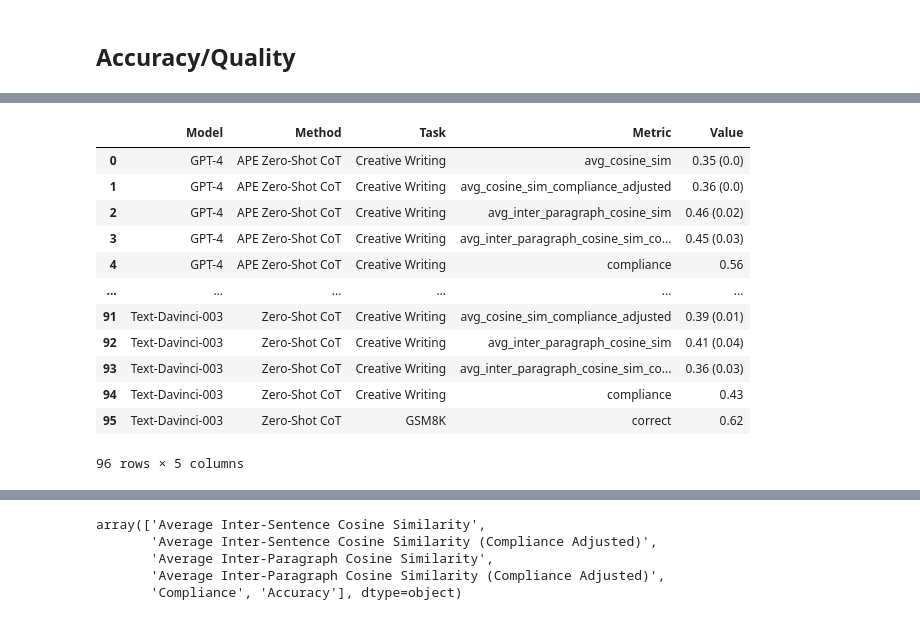
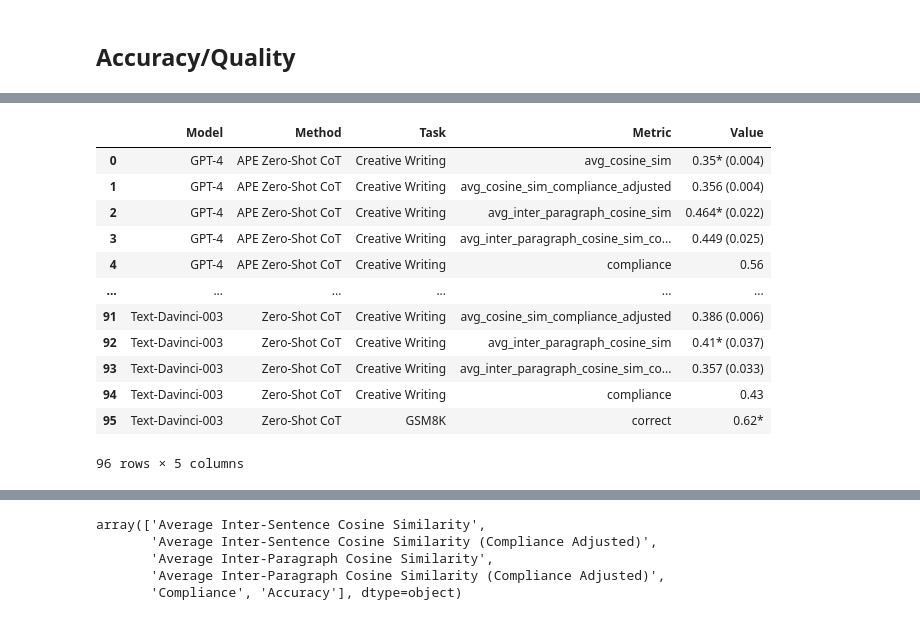
Before and after one commit to ijyliu/anlp23-project, a Jupyter notebook: Data/07b - Accuracy - Quality Metrics.ipynb, the cells around one changed output, grey strips where cells are left out. Saved outputs shown, nothing was run; the diff lists cells and outputs as text; code cells hidden in the pictures.

```diff
--- a/Data/07b - Accuracy - Quality Metrics.ipynb
+++ b/Data/07b - Accuracy - Quality Metrics.ipynb
@@ -89,10 +93,10 @@ for model in cw_data['model'].unique():
 ## Accuracy/Quality
 # %%
 # In combined_data, keep columns Model, Method, Task, correct, avg_cosine_sim, avg_inter_paragraph_cosine_sim, avg_cosine_sim_compliance_adjusted, avg_inter_paragraph_cosine_sim_compliance_adjusted, compliance
-limited_combined_data = combined_data[['Model', 'Method', 'Task', 'correct', 'avg_cosine_sim', 'avg_inter_paragraph_cosine_sim', 'avg_cosine_sim_compliance_adjusted', 'avg_inter_paragraph_cosine_sim_compliance_adjusted', 'compliance']]
+limited_combined_data = combined_data[['Model', 'Method', 'Task', 'model', 'method', 'task', 'correct', 'avg_cosine_sim', 'avg_inter_paragraph_cosine_sim', 'avg_cosine_sim_compliance_adjusted', 'avg_inter_paragraph_cosine_sim_compliance_adjusted', 'compliance']]
 
 # Stack by Model and Method
-stacked_combined_data = limited_combined_data.set_index(['Model', 'Method', 'Task']).stack().reset_index().rename(columns = {'level_3': 'Metric', 0: 'Value'})
+stacked_combined_data = limited_combined_data.set_index(['Model', 'Method', 'Task', 'model', 'method', 'task']).stack().reset_index().rename(columns = {'level_6': 'metric', 0: 'Value'})
 
 stacked_combined_data
 # %% [output]
@@ -111,0 +116,6 @@ stacked_combined_data
+# %%
+# Average Value by model, method, metric
+# Also get variance
+avg_accuracy_quality_with_variance = stacked_combined_data.groupby(['Model', 'Method', 'Task', 'model', 'method', 'task', 'metric']).agg(['mean', 'var'])['Value'].reset_index()
+
+avg_accuracy_quality_with_variance
@@ -111,0 +136,12 @@ stacked_combined_data
+# %%
+# Add significance
+# Load all_inference.xlsx
+all_inference = pd.read_excel('all_inference.xlsx')
+
+# Merge with avg_accuracy_quality_with_variance
+avg_accuracy_quality_with_variance = pd.merge(avg_accuracy_quality_with_variance, all_inference, how = 'left', on = ['model', 'method', 'task', 'metric'])
+
+# Create column stars if Significant at 95% == "Yes"
+avg_accuracy_quality_with_variance['stars'] = avg_accuracy_quality_with_variance['Significant at 95%'].apply(lambda x: '*' if x == 'Yes' else '')
+
+avg_accuracy_quality_with_variance
@@ -112,30 +162,26 @@ stacked_combined_data
 # %%
-# Average Value by model, method, metric
-# Also get variance
-avg_accuracy_quality_with_variance = stacked_combined_data.groupby(['Model', 'Method', 'Task', 'Metric']).agg(['mean', 'var'])['Value'].reset_index()
+# Combine mean and variance into one column that is a string with the mean and then the variance in parentheses
+avg_accuracy_quality_with_variance['Value'] = avg_accuracy_quality_with_variance.apply(lambda row: str(round(row['mean'], 3)) + row['stars'] + ' (' + str(round(row['var'], 3)) + ')', axis=1)
+# But set Value to just be mean if metric is compliance or correct
+avg_accuracy_quality_with_variance.loc[avg_accuracy_quality_with_variance['metric'].isin(['compliance', 'correct']), 'Value'] = avg_accuracy_quality_with_variance['mean'].round(2).astype(str) + avg_accuracy_quality_with_variance['stars']
 
-# Combine mean and variance into one column that is a string with the mean and then the variance in parentheses
-avg_accuracy_quality_with_variance['Value'] = avg_accuracy_quality_with_variance.apply(lambda row: str(round(row['mean'], 2)) + ' (' + str(round(row['var'], 2)) + ')', axis=1)
-# But set Value to just be mean if metric is compliance or correct
-avg_accuracy_quality_with_variance.loc[avg_accuracy_quality_with_variance['Metric'].isin(['compliance', 'correct']), 'Value'] = avg_accuracy_quality_with_variance['mean'].round(2).astype(str)
-
-# Drop mean and variance columns
-avg_accuracy_quality_with_variance = avg_accuracy_quality_with_variance.drop(columns = ['mean', 'var'])
+# Drop mean and variance columns, other columns
+avg_accuracy_quality_with_variance = avg_accuracy_quality_with_variance[['Model', 'Method', 'Task', 'metric', 'Value']].rename(columns = {'metric': 'Metric'})
 
 avg_accuracy_quality_with_variance
 # %% [output]
 |  | Model | Method | Task | Metric | Value |
-| 0 | GPT-4 | APE Zero-Shot CoT | Creative Writing | avg_cosine_sim | 0.35 (0.0) |
-| 1 | GPT-4 | APE Zero-Shot CoT | Creative Writing | avg_cosine_sim_compliance_adjusted | 0.36 (0.0) |
-| 2 | GPT-4 | APE Zero-Shot CoT | Creative Writing | avg_inter_paragraph_cosine_sim | 0.46 (0.02) |
-| 3 | GPT-4 | APE Zero-Shot CoT | Creative Writing | avg_inter_paragraph_cosine_sim_co... | 0.45 (0.03) |
+| 0 | GPT-4 | APE Zero-Shot CoT | Creative Writing | avg_cosine_sim | 0.35* (0.004) |
+| 1 | GPT-4 | APE Zero-Shot CoT | Creative Writing | avg_cosine_sim_compliance_adjusted | 0.356 (0.004) |
+| 2 | GPT-4 | APE Zero-Shot CoT | Creative Writing | avg_inter_paragraph_cosine_sim | 0.464* (0.022) |
+| 3 | GPT-4 | APE Zero-Shot CoT | Creative Writing | avg_inter_paragraph_cosine_sim_co... | 0.449 (0.025) |
 | 4 | GPT-4 | APE Zero-Shot CoT | Creative Writing | compliance | 0.56 |
 | ... | ... | ... | ... | ... | ... |
-| 91 | Text-Davinci-003 | Zero-Shot CoT | Creative Writing | avg_cosine_sim_compliance_adjusted | 0.39 (0.01) |
-| 92 | Text-Davinci-003 | Zero-Shot CoT | Creative Writing | avg_inter_paragraph_cosine_sim | 0.41 (0.04) |
-| 93 | Text-Davinci-003 | Zero-Shot CoT | Creative Writing | avg_inter_paragraph_cosine_sim_co... | 0.36 (0.03) |
+| 91 | Text-Davinci-003 | Zero-Shot CoT | Creative Writing | avg_cosine_sim_compliance_adjusted | 0.386 (0.006) |
+| 92 | Text-Davinci-003 | Zero-Shot CoT | Creative Writing | avg_inter_paragraph_cosine_sim | 0.41* (0.037) |
+| 93 | Text-Davinci-003 | Zero-Shot CoT | Creative Writing | avg_inter_paragraph_cosine_sim_co... | 0.357 (0.033) |
 | 94 | Text-Davinci-003 | Zero-Shot CoT | Creative Writing | compliance | 0.43 |
-| 95 | Text-Davinci-003 | Zero-Shot CoT | GSM8K | correct | 0.62 |
+| 95 | Text-Davinci-003 | Zero-Shot CoT | GSM8K | correct | 0.62* |
 96 rows × 5 columns
 # %%
 # Pivot table - column method should go wide
```
Also changed, not shown: parts of 11 cells of this notebook, 19 other files.
